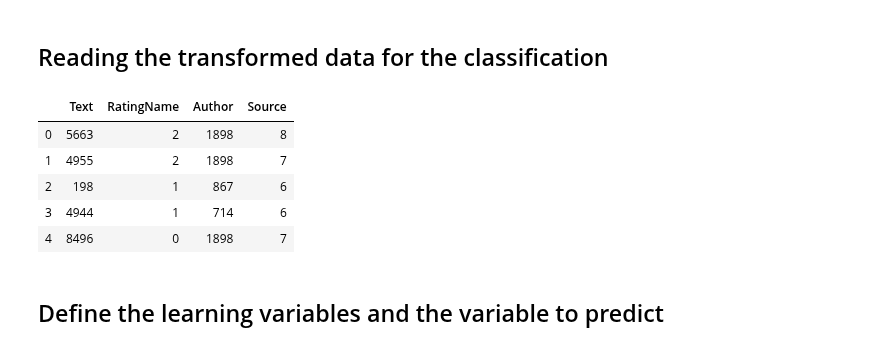
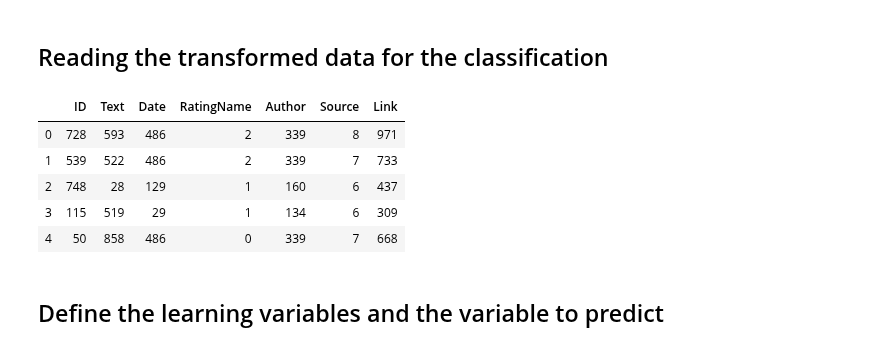
Before and after one commit to nilbahaaeddine/ClaimsClassification, a Jupyter notebook: src/Classification.ipynb, the cells around one changed output. Drawn from its saved outputs; the diff is of its cells as text; code cells hidden in the pictures.

Commit message:
Adding attemp 2 of pre-processing & refactoring

```diff
--- a/src/Classification.ipynb
+++ b/src/Classification.ipynb
@@ -472,14 +583,14 @@ display(df2.sample(5))
 # %% [markdown]
 ## Reading the transformed data for the classification
 # %%
-df1C = pd.read_csv('datasets/attemp1.csv', sep = ';')
-df1C.head()
+dfClassification1 = pd.read_csv('datasets/attemp1.csv', sep = ';')
+dfClassification1.head()
 # %% [output]
-|  | Text | RatingName | Author | Source |
-| 0 | 5663 | 2 | 1898 | 8 |
-| 1 | 4955 | 2 | 1898 | 7 |
-| 2 | 198 | 1 | 867 | 6 |
-| 3 | 4944 | 1 | 714 | 6 |
-| 4 | 8496 | 0 | 1898 | 7 |
+|  | ID | Text | Date | RatingName | Author | Source | Link |
+| 0 | 728 | 593 | 486 | 2 | 339 | 8 | 971 |
+| 1 | 539 | 522 | 486 | 2 | 339 | 7 | 733 |
+| 2 | 748 | 28 | 129 | 1 | 160 | 6 | 437 |
+| 3 | 115 | 519 | 29 | 1 | 134 | 6 | 309 |
+| 4 | 50 | 858 | 486 | 0 | 339 | 7 | 668 |
 # %% [markdown]
 ## Define the learning variables and the variable to predict
```
Also changed, not shown: parts of 55 cells of this notebook, 3 other files.
